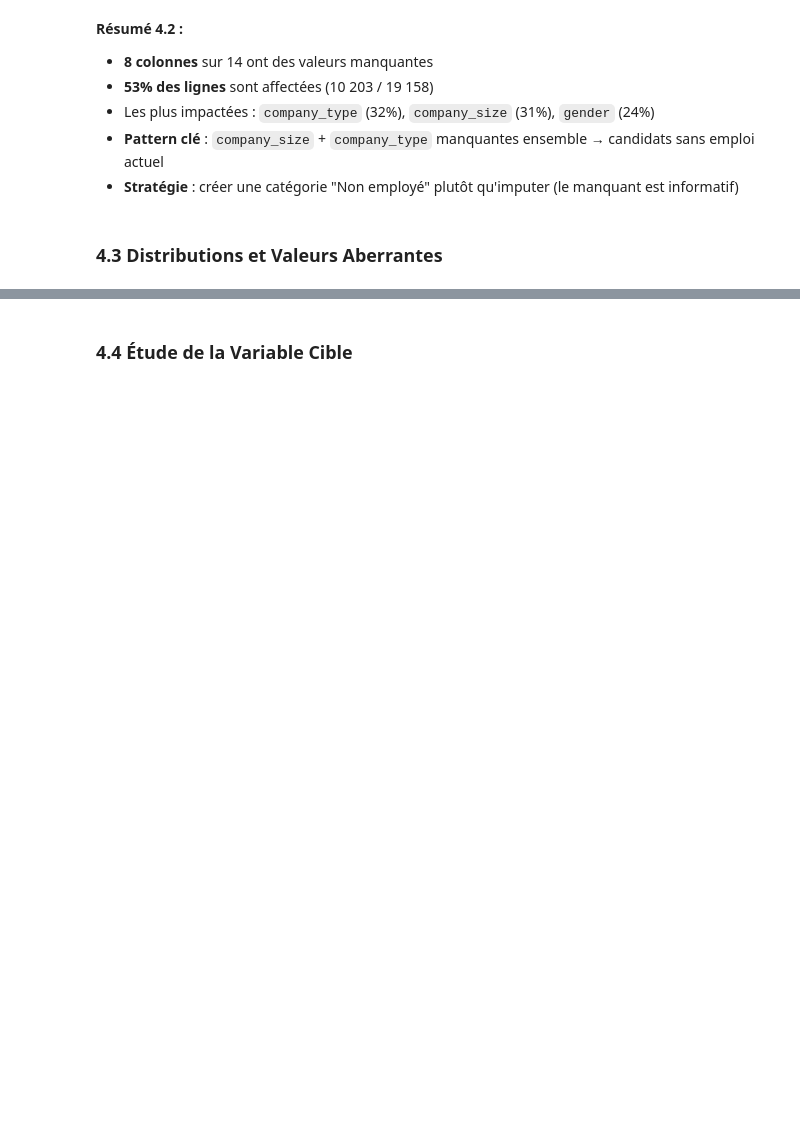
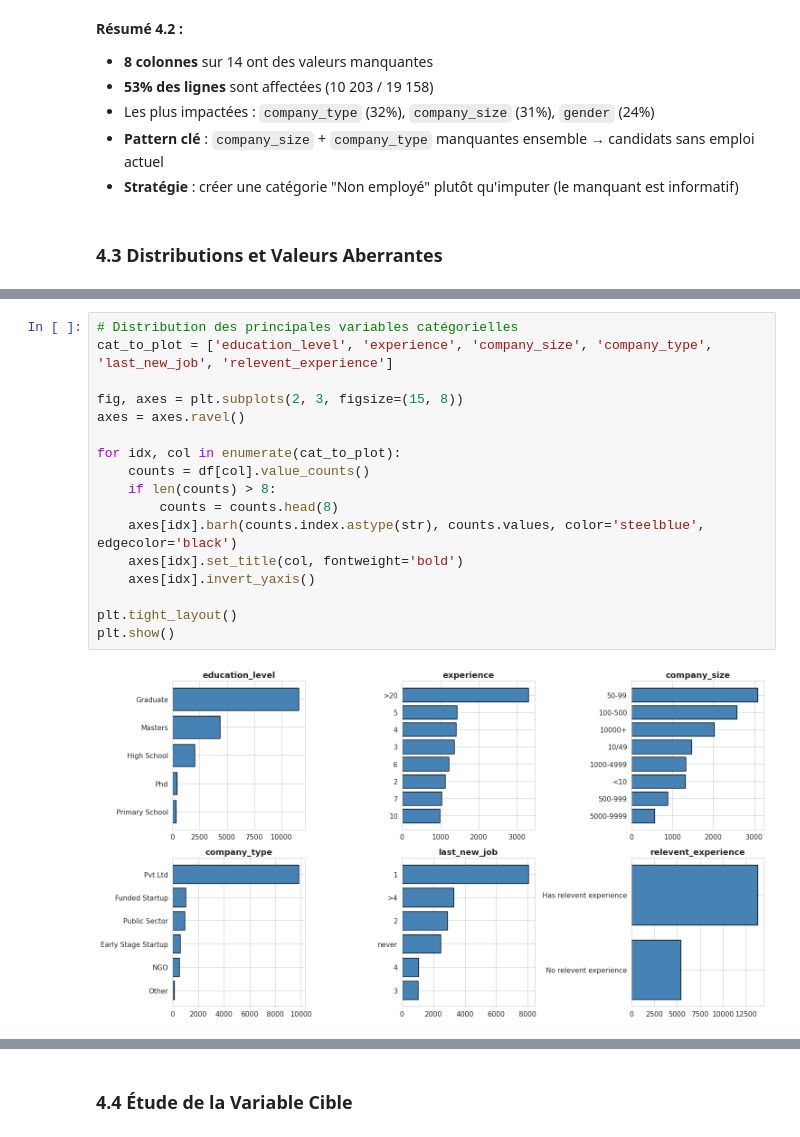
Before and after one commit to Angry-Jay/ML_TheHiredHand, a Jupyter notebook: ml-the-hired-hand-v2.ipynb, the cells around one changed output, grey strips where cells are left out. Cells and saved outputs as stored; diff of their text form; blank space fills up the shorter version.

```diff
--- a/ml-the-hired-hand-v2.ipynb
+++ b/ml-the-hired-hand-v2.ipynb
@@ -227,0 +330,19 @@ print("→ Interprétation : ces candidats n'ont probablement pas d'emploi actue
+# %%
+# Distribution des principales variables catégorielles
+cat_to_plot = ['education_level', 'experience', 'company_size', 'company_type', 'last_new_job', 'relevent_experience']
+
+fig, axes = plt.subplots(2, 3, figsize=(15, 8))
+axes = axes.ravel()
+
+for idx, col in enumerate(cat_to_plot):
+    counts = df[col].value_counts()
+    if len(counts) > 8:
+        counts = counts.head(8)
+    axes[idx].barh(counts.index.astype(str), counts.values, color='steelblue', edgecolor='black')
+    axes[idx].set_title(col, fontweight='bold')
+    axes[idx].invert_yaxis()
+
+plt.tight_layout()
+plt.show()
+# %% [output]
+[figure, added]
```
Also changed, not shown: parts of 24 cells of this notebook.
